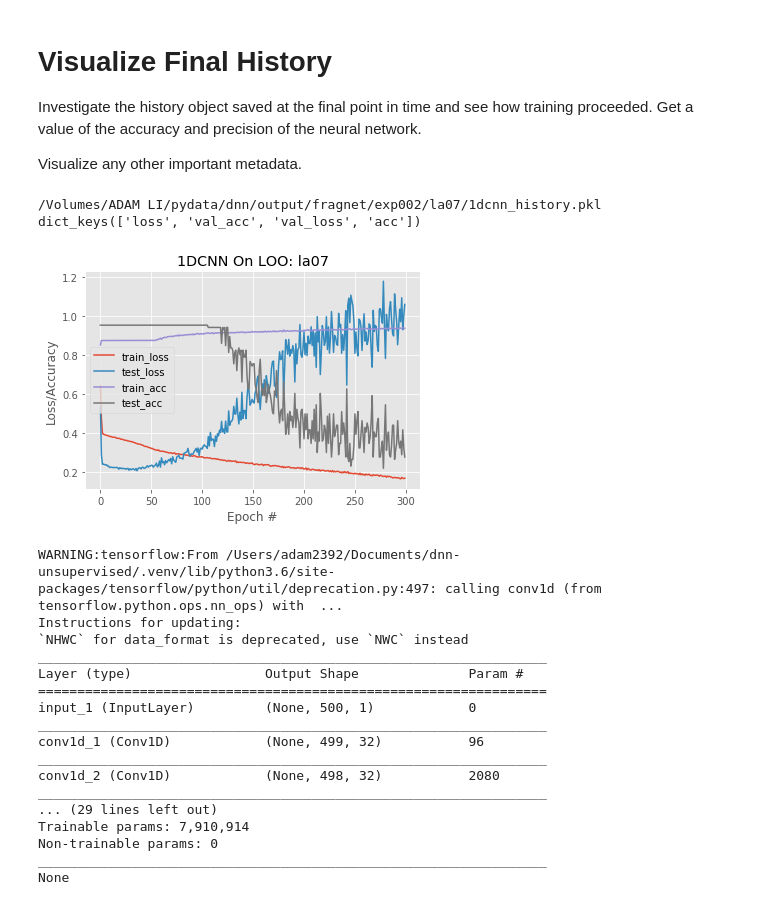
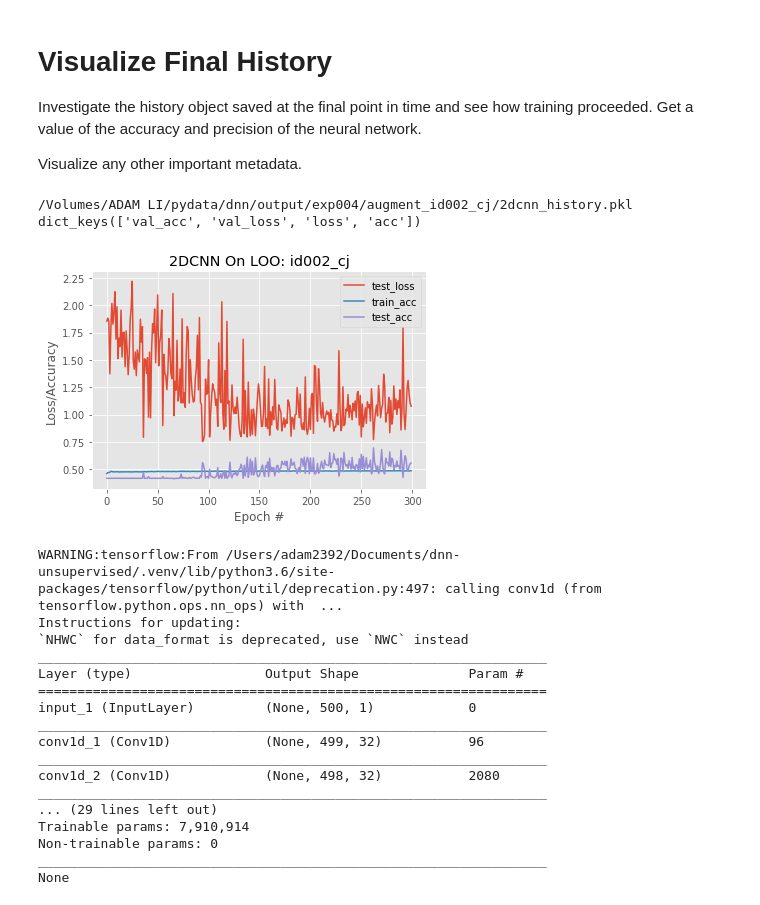
Before and after one commit to adam2392/dnn-unsupervised, a Jupyter notebook: notebooks/Visualize Training Results.ipynb, the cells around one changed output. Saved outputs shown, nothing was run; the diff lists cells and outputs as text; code cells hidden in the pictures.

```diff
--- a/notebooks/Visualize Training Results.ipynb
+++ b/notebooks/Visualize Training Results.ipynb
@@ -94,39 +93,41 @@ Investigate the history object saved at the final point in time and see how trai
 Visualize any other important metadata.
 # %%
 expname = 'train_v7'
-# patient = 'id001_ac'
-# patient = 'id002_cj'
+patient = 'id001_ac'
+patient = 'id002_cj'
 # patient = 'id008_gc'
 # patient = 'id010_js'
 # patient = 'id011_ml'
 # patient = 'id012_pc'
 # patient = 'id013_pg'
 
-patient = 'jh105'
-patient = 'pt1'
-patient = 'pt2'
-patient = 'pt11'
-patient = 'pt15'
-patient = 'pt16'
-patient = 'la02'
-patient = 'la03'
-patient = 'la05'
-patient = 'la07'
-expname = 'exp003/' + patient
-expname = 'fragnet/exp002/' + patient
+# patient = 'jh105'
+# patient = 'pt1'
+# patient = 'pt2'
+# patient = 'pt11'
+# patient = 'pt15'
+# patient = 'pt16'
+# patient = 'la02'
+# patient = 'la03'
+# patient = 'la05'
+# patient = 'la07'
+expname = 'exp004/' + patient
+expname = 'exp004/augment_{}'.format(patient)
 # expname = '2dcnn_fragility'
 outputdatadir = os.path.join('/Volumes/ADAM LI/pydata/dnn/output/', expname)
 
 finalhistfile = os.path.join(outputdatadir, '2dcnn_history.pkl')
-finalhistfile = os.path.join(outputdatadir, '1dcnn_history.pkl')
+# finalhistfile = os.path.join(outputdatadir, '1dcnn_history.pkl')
 # %%
 print(finalhistfile)
 # hist = pickle.load(finalhistfile)
 H = np.load(finalhistfile)
 print(H.keys())
+plottraining(H, patient)
 # %% [output]
-/Volumes/ADAM LI/pydata/dnn/output/fragnet/exp002/la07/1dcnn_history.pkl
-dict_keys(['loss', 'val_acc', 'val_loss', 'acc'])
+/Volumes/ADAM LI/pydata/dnn/output/exp004/augment_id002_cj/2dcnn_history.pkl
+dict_keys(['val_acc', 'val_loss', 'loss', 'acc'])
+[figure, added]
 # %%
 # # plot the training loss and accuracy
 # N = np.arange(0, len(H["loss"][0:15]))
@@ -143,22 +144,21 @@ dict_keys(['loss', 'val_acc', 'val_loss', 'acc'])
 # plt.show()
 
 # plot the training loss and accuracy
-N = np.arange(0, len(H["loss"]))
-plt.style.use("ggplot")
-plt.figure()
-plt.plot(N, H["loss"], label="train_loss")
-plt.plot(N, H["val_loss"], label="test_loss")
-plt.plot(N, H["acc"], label="train_acc")
-plt.plot(N, H["val_acc"], label="test_acc")
-plt.title("1DCNN On LOO: " + patient)
-# plt.title('1DCNN Fragility Map Accuracy of EZ Channels')
-plt.xlabel("Epoch #")
-plt.ylabel("Loss/Accuracy")
-plt.legend()
-plt.show()
+def plottraining(H, patient):
+    N = np.arange(0, len(H["loss"]))
+    plt.style.use("ggplot")
+    plt.figure()
+    # plt.plot(N, H["loss"], label="train_loss")
+    plt.plot(N, H["val_loss"], label="test_loss")
+    plt.plot(N, H["acc"], label="train_acc")
+    plt.plot(N, H["val_acc"], label="test_acc")
+    plt.title("2DCNN On LOO: " + patient)
+    # plt.title('1DCNN Fragility Map Accuracy of EZ Channels')
+    plt.xlabel("Epoch #")
+    plt.ylabel("Loss/Accuracy")
+    plt.legend()
+    plt.show()
 # print(model.summary())
-# %% [output]
-[figure, removed]
 # %%
 import json
 import keras
```
Also changed, not shown: parts of 1 cell of this notebook, 3 other files.
